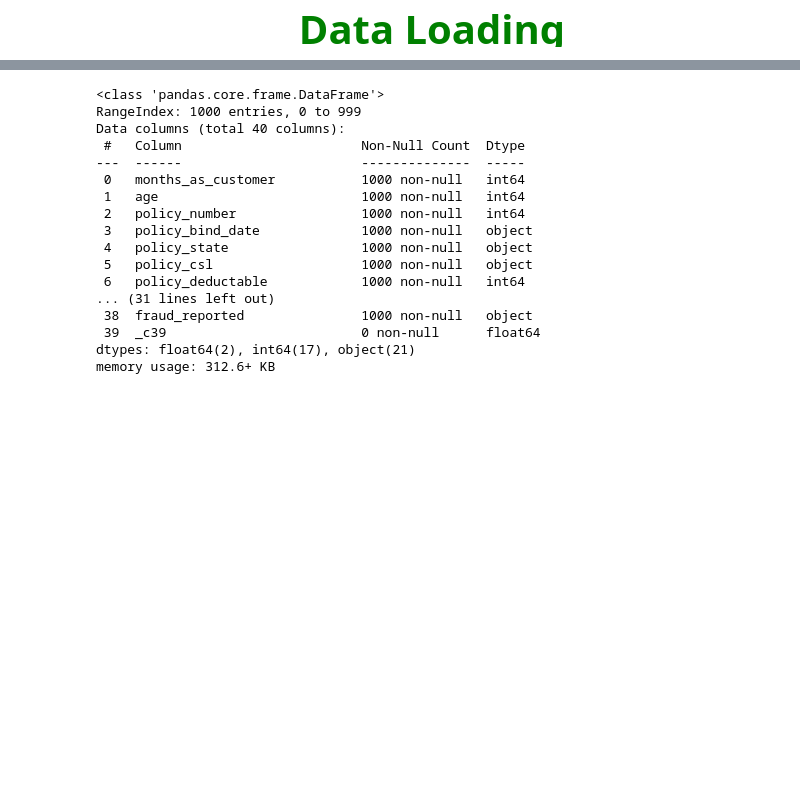
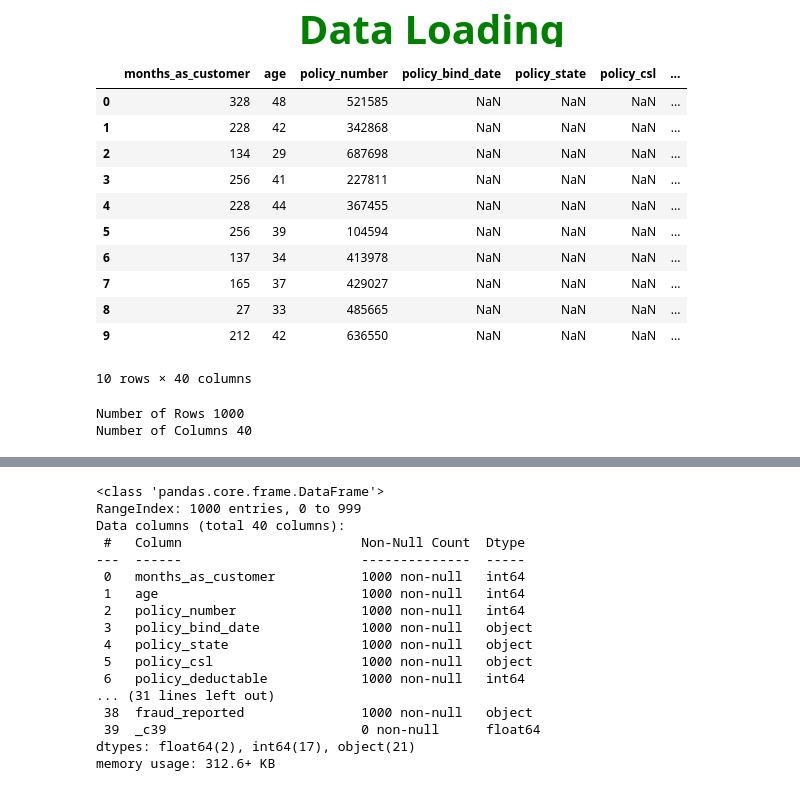
Before and after one commit to VhoMatidza/Insurance-claims-Analysis, a Jupyter notebook: Insurance Fraud Detection A Matidza.ipynb, the cells around one changed output, grey strips where cells are left out. Saved outputs shown, nothing was run; the diff lists cells and outputs as text; code cells hidden in the pictures; blank space fills up the shorter version.

```diff
--- a/Insurance Fraud Detection A Matidza.ipynb
+++ b/Insurance Fraud Detection A Matidza.ipynb
@@ -25,6 +25,29 @@ data= r'C:\Users\st\Desktop\Aneaho insurane\insurance_claims (1).csv'
 
 # Read the CSV file into a DataFrame
 df = pd.read_csv(data)
+# %%
+df.head(10)
+# %% [output]
+|  | months_as_customer | age | policy_number | policy_bind_date | policy_state | policy_csl | ... |
+| 0 | 328 | 48 | 521585 | NaN | NaN | NaN | ... |
+| 1 | 228 | 42 | 342868 | NaN | NaN | NaN | ... |
+| 2 | 134 | 29 | 687698 | NaN | NaN | NaN | ... |
+| 3 | 256 | 41 | 227811 | NaN | NaN | NaN | ... |
+| 4 | 228 | 44 | 367455 | NaN | NaN | NaN | ... |
+| 5 | 256 | 39 | 104594 | NaN | NaN | NaN | ... |
+| 6 | 137 | 34 | 413978 | NaN | NaN | NaN | ... |
+| 7 | 165 | 37 | 429027 | NaN | NaN | NaN | ... |
+| 8 | 27 | 33 | 485665 | NaN | NaN | NaN | ... |
+| 9 | 212 | 42 | 636550 | NaN | NaN | NaN | ... |
+10 rows × 40 columns
+# %%
+# Determine shape of dataset
+
+print("Number of Rows",df.shape[0])
+print("Number of Columns",df.shape[1])
+# %% [output]
+Number of Rows 1000
+Number of Columns 40
 # %%
 # Missing values are denoted by '?' so replace missing values with np.nan
 df.replace('?',np.nan,inplace=True)
```
Also changed, not shown: parts of 8 cells of this notebook.
